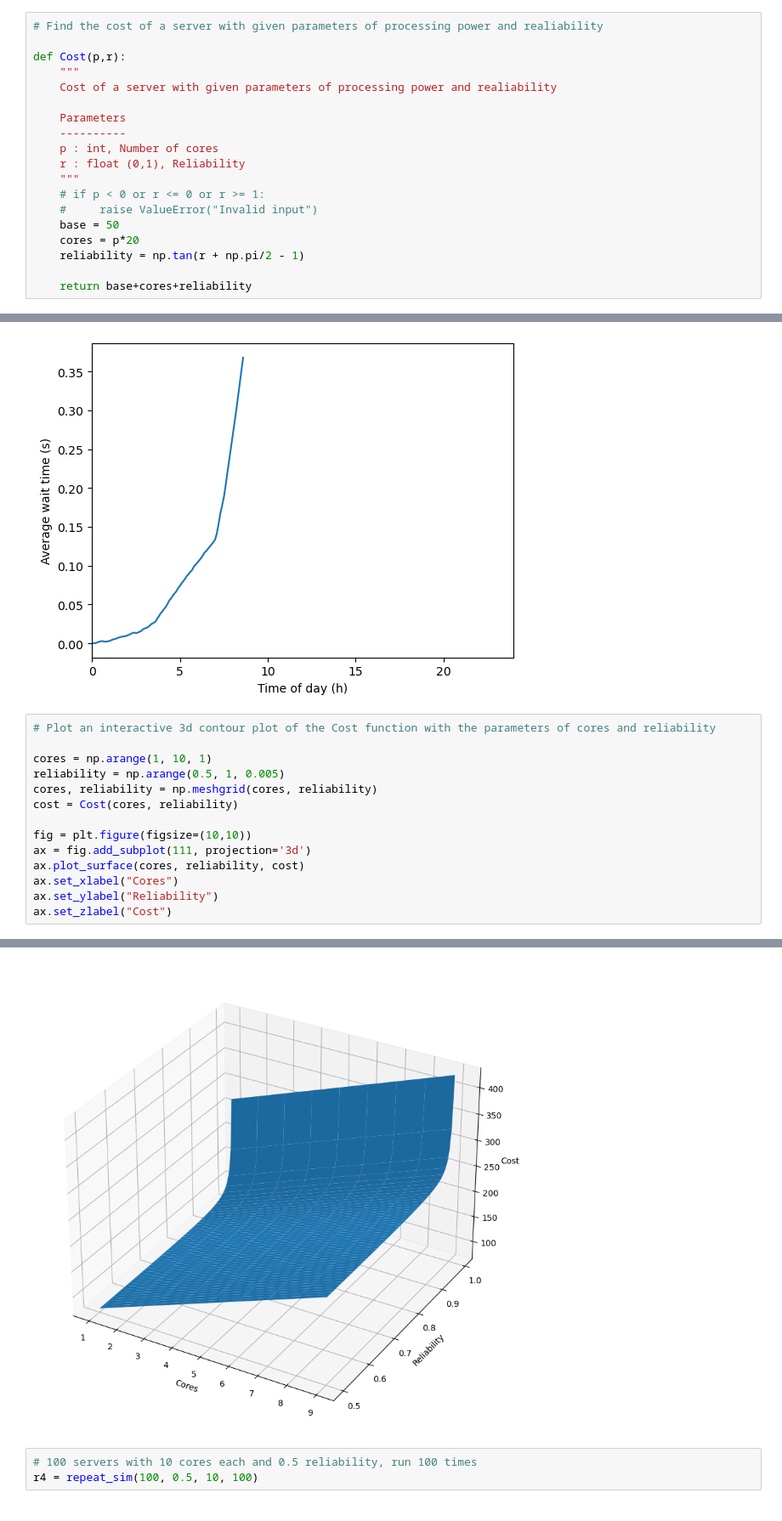
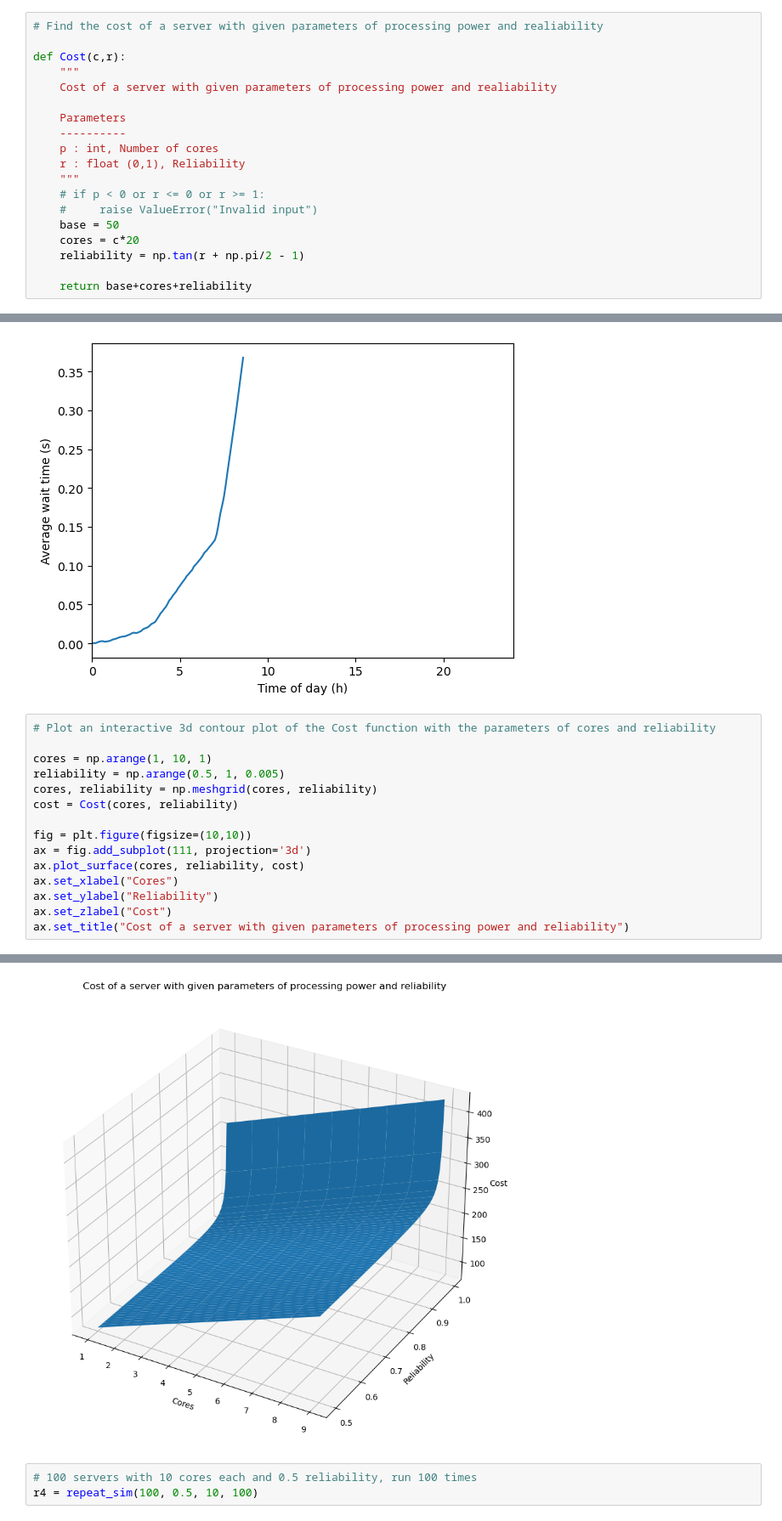
Before and after one commit to ReamG/am115_final, a Jupyter notebook: model.ipynb, the cells around one changed output, grey strips where cells are left out. Shown: that part at 85% size. Saved outputs shown, nothing was run; the diff lists cells and outputs as text.

```diff
--- a/model.ipynb
+++ b/model.ipynb
@@ -13,7 +13,7 @@ times = np.arange(0,24,0.1)
 # %%
 # Find the cost of a server with given parameters of processing power and realiability
 
-def Cost(p,r):
+def Cost(c,r):
     """
     Cost of a server with given parameters of processing power and realiability
 
@@ -25,7 +25,7 @@ def Cost(p,r):
     # if p < 0 or r <= 0 or r >= 1:
     #     raise ValueError("Invalid input")
     base = 50
-    cores = p*20
+    cores = c*20
     reliability = np.tan(r + np.pi/2 - 1)
 
     return base+cores+reliability
@@ -181,4 +203,5 @@ ax.plot_surface(cores, reliability, cost)
 ax.set_xlabel("Cores")
 ax.set_ylabel("Reliability")
 ax.set_zlabel("Cost")
+ax.set_title("Cost of a server with given parameters of processing power and reliability")
 # %% [output]
@@ -186,4 +209,4 @@ Text(0.5, 0, 'Cost')
-[figure, old version]
+[figure, new version]
 # %%
 # 100 servers with 10 cores each and 0.5 reliability, run 100 times
 r4 = repeat_sim(100, 0.5, 10, 100)
```
Also changed, not shown: parts of 13 cells of this notebook, 6 other files.
